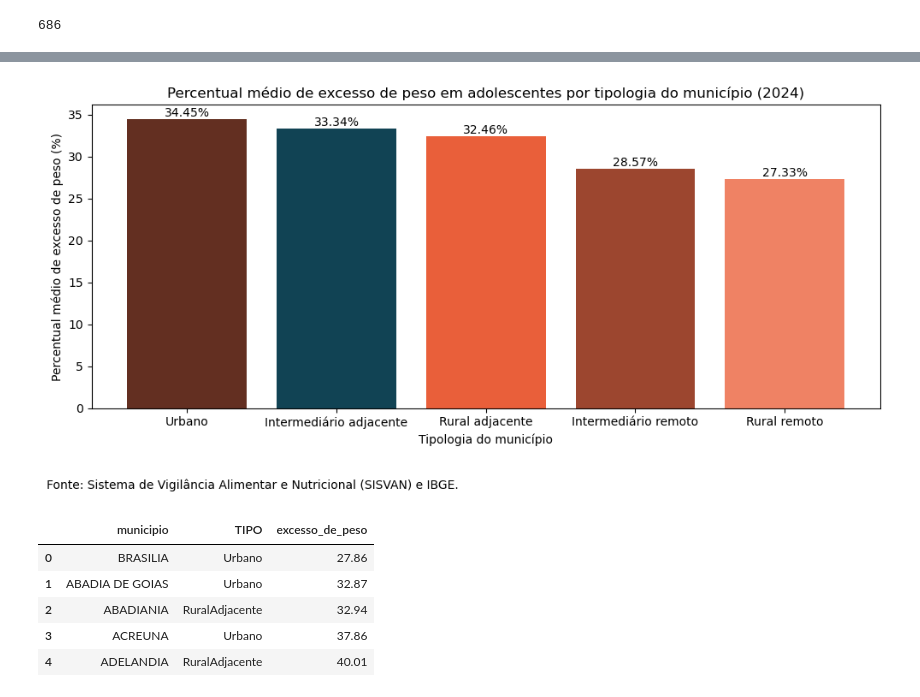
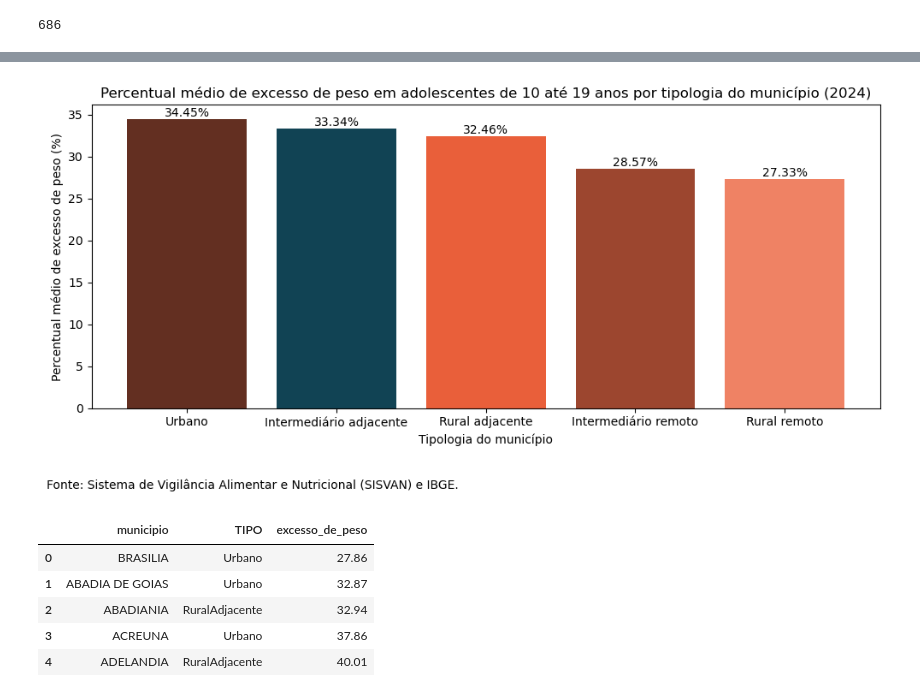
Before and after one commit to ImpulsoGov/dados-para-midia, a Jupyter notebook: adolescente/analise_geral/analise_ate_2024.ipynb, the cells around one changed output, grey strips where cells are left out. Drawn from its saved outputs; the diff is of its cells as text; code cells hidden in the pictures.

```diff
--- a/adolescente/analise_geral/analise_ate_2024.ipynb
+++ b/adolescente/analise_geral/analise_ate_2024.ipynb
@@ -269,33 +305,35 @@ media_obesidade.to_clipboard(decimal=",")
+# %%
+df_merge_completo['excesso_de_peso'] = df_merge_completo['excesso_de_peso'] * 100
 # %%
 nomes_formatados = {
     'Urbano': 'Urbano',
     'RuralAdjacente': 'Rural adjacente',
     'IntermediarioAdjacente': 'Intermediário adjacente',
     'IntermediarioRemoto': 'Intermediário remoto',
     'RuralRemoto': 'Rural remoto'
 }
 
 media_obesidade = df_merge_completo.groupby('TIPO')['excesso_de_peso'].mean().reset_index()
 media_obesidade['TIPO_FORMATADA'] = media_obesidade['TIPO'].map(nomes_formatados)
 media_obesidade = media_obesidade.sort_values(by='excesso_de_peso', ascending=False)
 cat_colors = ["#114354", "#1F7A99", "#2EA6BC", "#81CBD3", "#632F21", "#9C462F", "#E95F3A", "#EF8264"]
 plt.figure(figsize=(10, 5))
 bars = plt.bar(
     media_obesidade['TIPO_FORMATADA'],
     media_obesidade['excesso_de_peso'],
     color=['#632F21', '#114354', '#E95F3A', "#9C462F", "#EF8264"]
 )
 
-plt.title('Percentual médio de excesso de peso em adolescentes por tipologia do município (2024)')
+plt.title('Percentual médio de excesso de peso em adolescentes de 10 até 19 anos por tipologia do município (2024)')
 plt.ylabel('Percentual médio de excesso de peso (%)')
 plt.xlabel('Tipologia do município')
 plt.bar_label(bars, fmt='%.2f%%')
 plt.xticks()
 plt.figtext(0.01, -0.02, "Fonte: Sistema de Vigilância Alimentar e Nutricional (SISVAN) e IBGE.", ha="left", fontsize=10)
 plt.tight_layout(rect=[0, 0.05, 1, 0.95])
 plt.show()
 # %% [output]
-[figure, old version]
+[figure, new version]
 # %%
 df_base_final = df_merge_completo[['municipio', 'TIPO', 'excesso_de_peso']]
 df_base_final.head()
```
Also changed, not shown: parts of 5 cells of this notebook, 14 other files.
